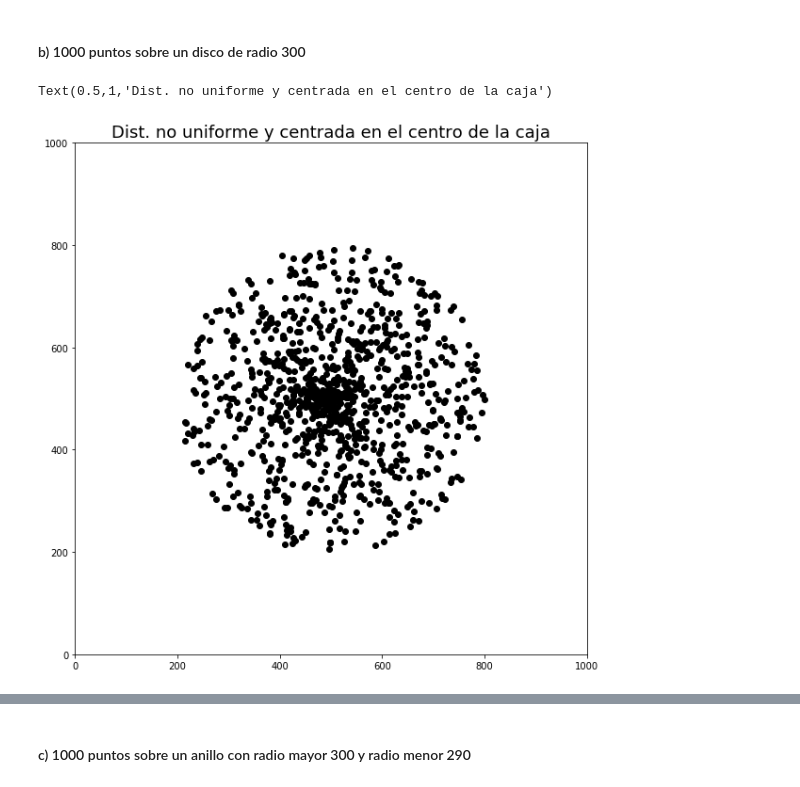
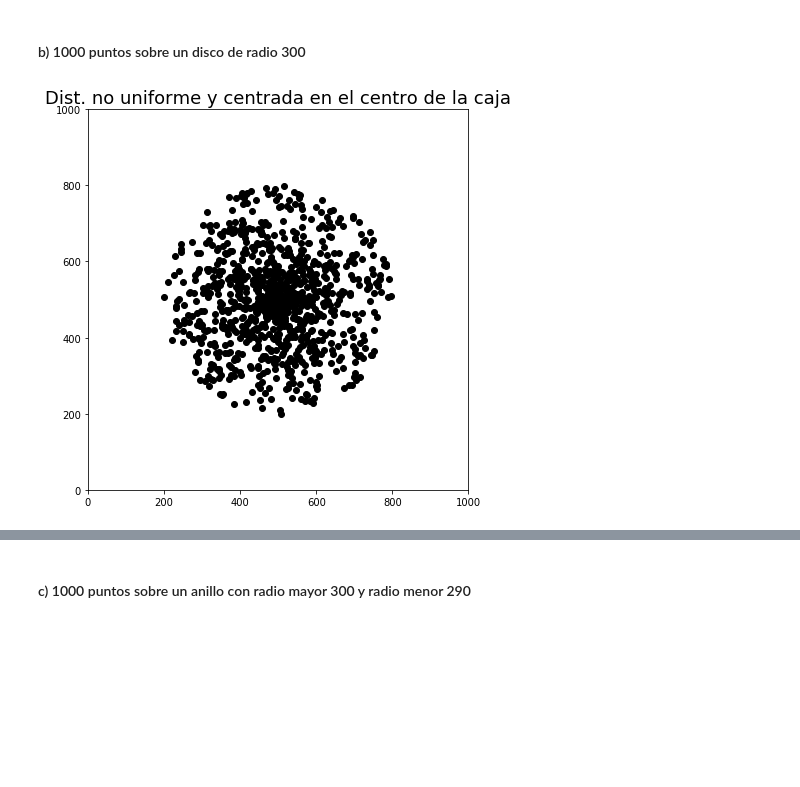
Before and after one commit to CosmoStats/cosmostats2018-Pagutri, a Jupyter notebook: 2daParte/Ejercicio2/ejercicios_2.ipynb, the cells around one changed output, grey strips where cells are left out. Cells and saved outputs as stored; diff of their text form; code cells hidden in the pictures; blank space fills up the shorter version.

```diff
--- a/2daParte/Ejercicio2/ejercicios_2.ipynb
+++ b/2daParte/Ejercicio2/ejercicios_2.ipynb
@@ -11,9 +11,6 @@ import numpy as np
 import matplotlib.pyplot as plt
 import random
 import math
-from pylab import rcParams
-
-rcParams['figure.figsize'] = (10, 10)
 # %%
 def unif_cuad_dist(box_size, dist):
     X = np.arange(0.0, box_size + 1.0, dist)
@@ -52,15 +50,15 @@ def disc_dist(box_size, n_points, radius, x_0, y_0):
 # %%
 box_size = 1000
 X, Y = disc_dist(box_size, 1000, 300.0, box_size / 2.0, box_size / 2.0)
 
+plt.figure(figsize = (7, 7))
 plt.plot(X, Y, 'ko')
 plt.gca().set_aspect('equal')
 plt.xlim([0, box_size])
 plt.ylim([0, box_size])
-plt.title('Dist. no uniforme y centrada en el centro de la caja', fontsize = 18)
+plt.title('Dist. no uniforme y centrada en el centro de la caja', fontsize = 18);
 # %% [output]
-Text(0.5,1,'Dist. no uniforme y centrada en el centro de la caja')
-[figure, old version]
+[figure, new version]
 # %%
 def unif_disc_dist(box_size, n_points, radius, x_0, y_0):
     X = []
```
Also changed, not shown: parts of 11 cells of this notebook.
